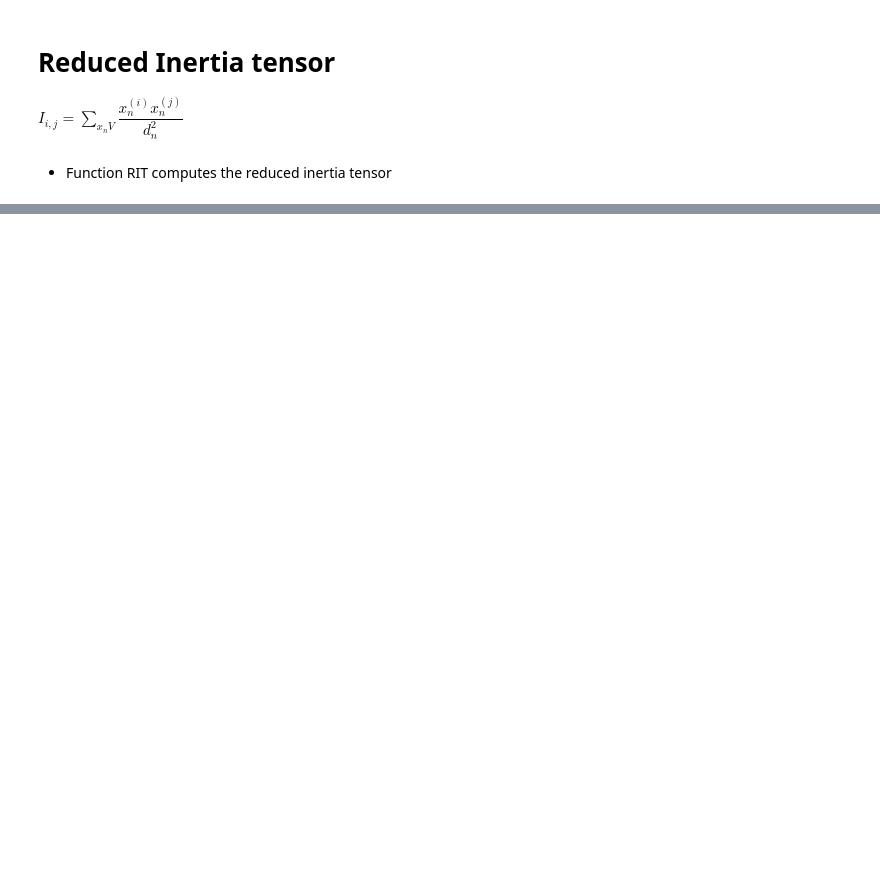
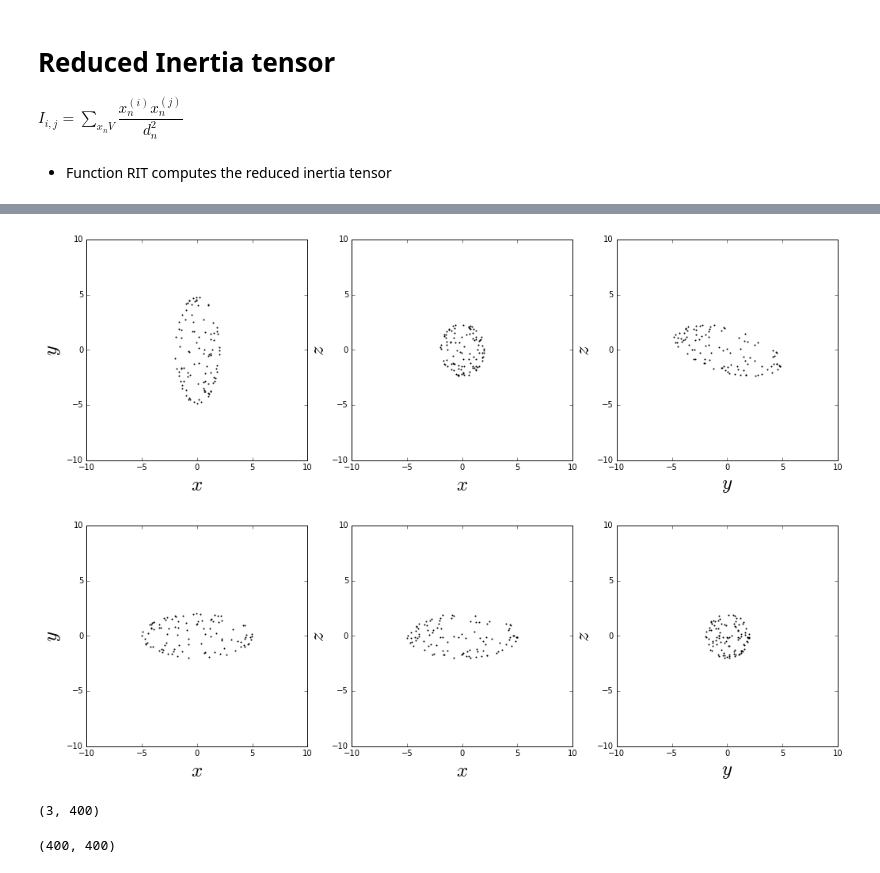
Before and after one commit to jngaravitoc/shapes, a Jupyter notebook: Inertia_tensor_method.ipynb, the cells around one changed output, grey strips where cells are left out. Cells and saved outputs as stored; diff of their text form; code cells hidden in the pictures; blank space fills up the shorter version.

```diff
--- a/Inertia_tensor_method.ipynb
+++ b/Inertia_tensor_method.ipynb
@@ -187,0 +155,10 @@ TypeError: float() argument must be a string or a number
+# %%
+XYZe = one_tensor(xe, ye, ze)
+# %%
+XYZ_e_rot = dot(evec, XYZe)
+# %%
+projection(XYZ_e_rot[0,:], XYZ_e_rot[1,:], XYZ_e_rot[2,:])
+projection(XYZe[0,:], XYZe[1,:], XYZe[2,:])
+# %% [output]
+[figure, added]
+[figure, added]
@@ -187,0 +174,4 @@ TypeError: float() argument must be a string or a number
+# %%
+shape(XYZ)
+# %% [output]
+(3, 400)
@@ -187,0 +184,12 @@ TypeError: float() argument must be a string or a number
+# %%
+[X,Y]=np.meshgrid(xx,yy)
+[X1,Z1]=np.meshgrid(xx,zz)
+[Y2,Z2]=np.meshgrid(yy,zz)
+
+
+print shape(X)
+c1 = ellipsoidXY(X, Y, q, s)
+c2 = ellipsoidXY(X1, Z1, q, s)
+c3 = ellipsoidXY(Y2, Z2, q, s)
+# %% [output]
+(400, 400)
```
Also changed, not shown: parts of 31 cells of this notebook.
